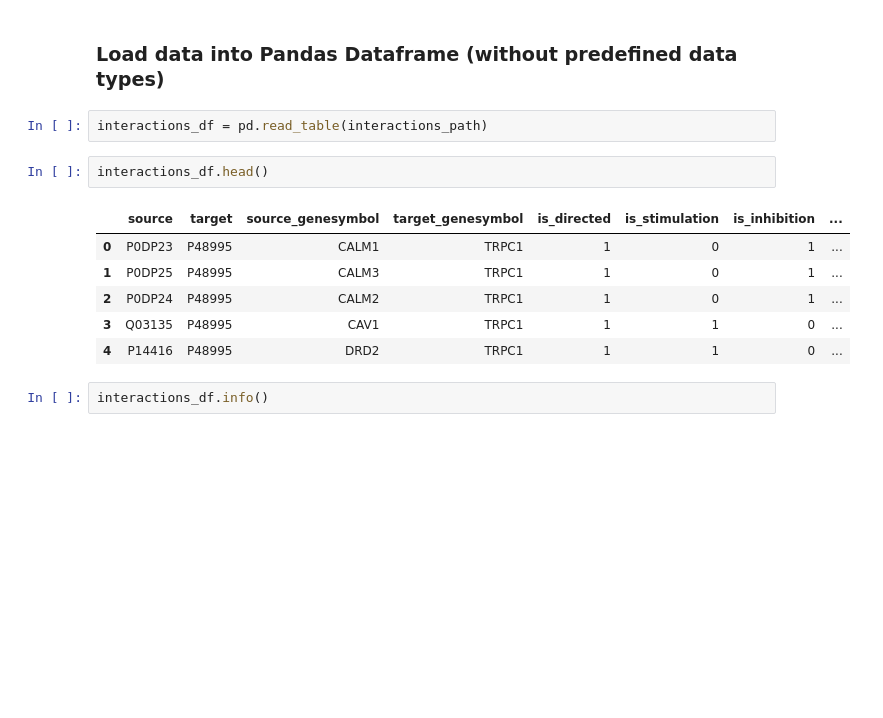
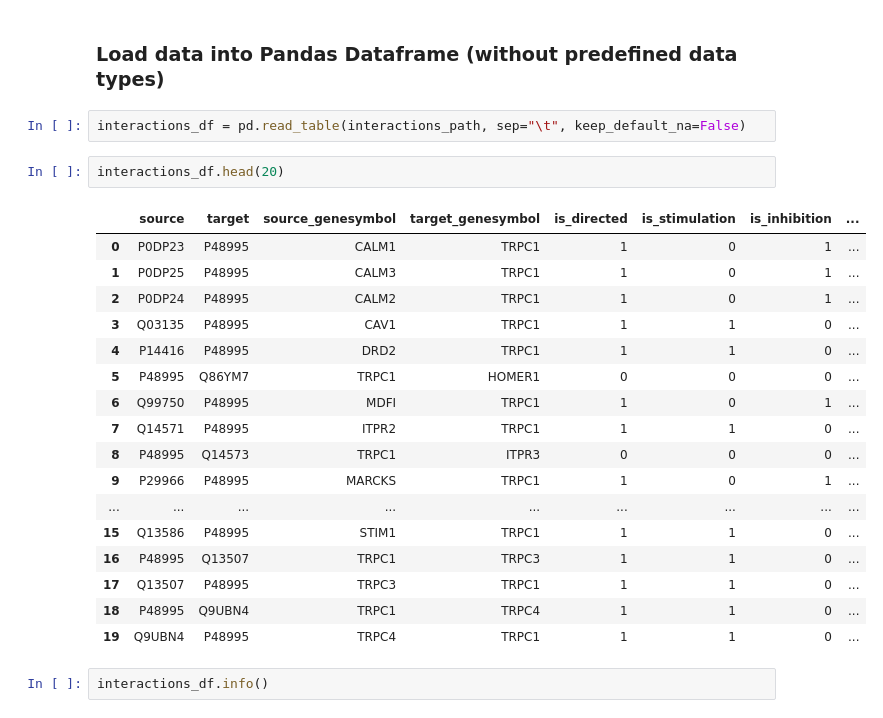
Before and after one commit to njmmatthieu/omnipath-secondary-adapter, a Jupyter notebook: notebooks/EDA_networks_db.ipynb, the cells around one changed output. Drawn from its saved outputs; the diff is of its cells as text; blank space fills up the shorter version.

```diff
--- a/notebooks/EDA_networks_db.ipynb
+++ b/notebooks/EDA_networks_db.ipynb
@@ -131,16 +132,27 @@ pd.set_option('display.max_columns', None)
 # %% [markdown]
 ### Load data into Pandas Dataframe (without predefined data types)
 # %%
-interactions_df = pd.read_table(interactions_path)
+interactions_df = pd.read_table(interactions_path, sep="\t", keep_default_na=False)
 # %%
-interactions_df.head()
+interactions_df.head(20)
 # %% [output]
 |  | source | target | source_genesymbol | target_genesymbol | is_directed | is_stimulation | is_inhibition | ... |
 | 0 | P0DP23 | P48995 | CALM1 | TRPC1 | 1 | 0 | 1 | ... |
 | 1 | P0DP25 | P48995 | CALM3 | TRPC1 | 1 | 0 | 1 | ... |
 | 2 | P0DP24 | P48995 | CALM2 | TRPC1 | 1 | 0 | 1 | ... |
 | 3 | Q03135 | P48995 | CAV1 | TRPC1 | 1 | 1 | 0 | ... |
 | 4 | P14416 | P48995 | DRD2 | TRPC1 | 1 | 1 | 0 | ... |
+| 5 | P48995 | Q86YM7 | TRPC1 | HOMER1 | 0 | 0 | 0 | ... |
+| 6 | Q99750 | P48995 | MDFI | TRPC1 | 1 | 0 | 1 | ... |
+| 7 | Q14571 | P48995 | ITPR2 | TRPC1 | 1 | 1 | 0 | ... |
+| 8 | P48995 | Q14573 | TRPC1 | ITPR3 | 0 | 0 | 0 | ... |
+| 9 | P29966 | P48995 | MARCKS | TRPC1 | 1 | 0 | 1 | ... |
+| ... | ... | ... | ... | ... | ... | ... | ... | ... |
+| 15 | Q13586 | P48995 | STIM1 | TRPC1 | 1 | 1 | 0 | ... |
+| 16 | P48995 | Q13507 | TRPC1 | TRPC3 | 1 | 1 | 0 | ... |
+| 17 | Q13507 | P48995 | TRPC3 | TRPC1 | 1 | 1 | 0 | ... |
+| 18 | P48995 | Q9UBN4 | TRPC1 | TRPC4 | 1 | 1 | 0 | ... |
+| 19 | Q9UBN4 | P48995 | TRPC4 | TRPC1 | 1 | 1 | 0 | ... |
 # %%
 interactions_df.info()
 # %% [output]
```
Also changed, not shown: parts of 22 cells of this notebook.
